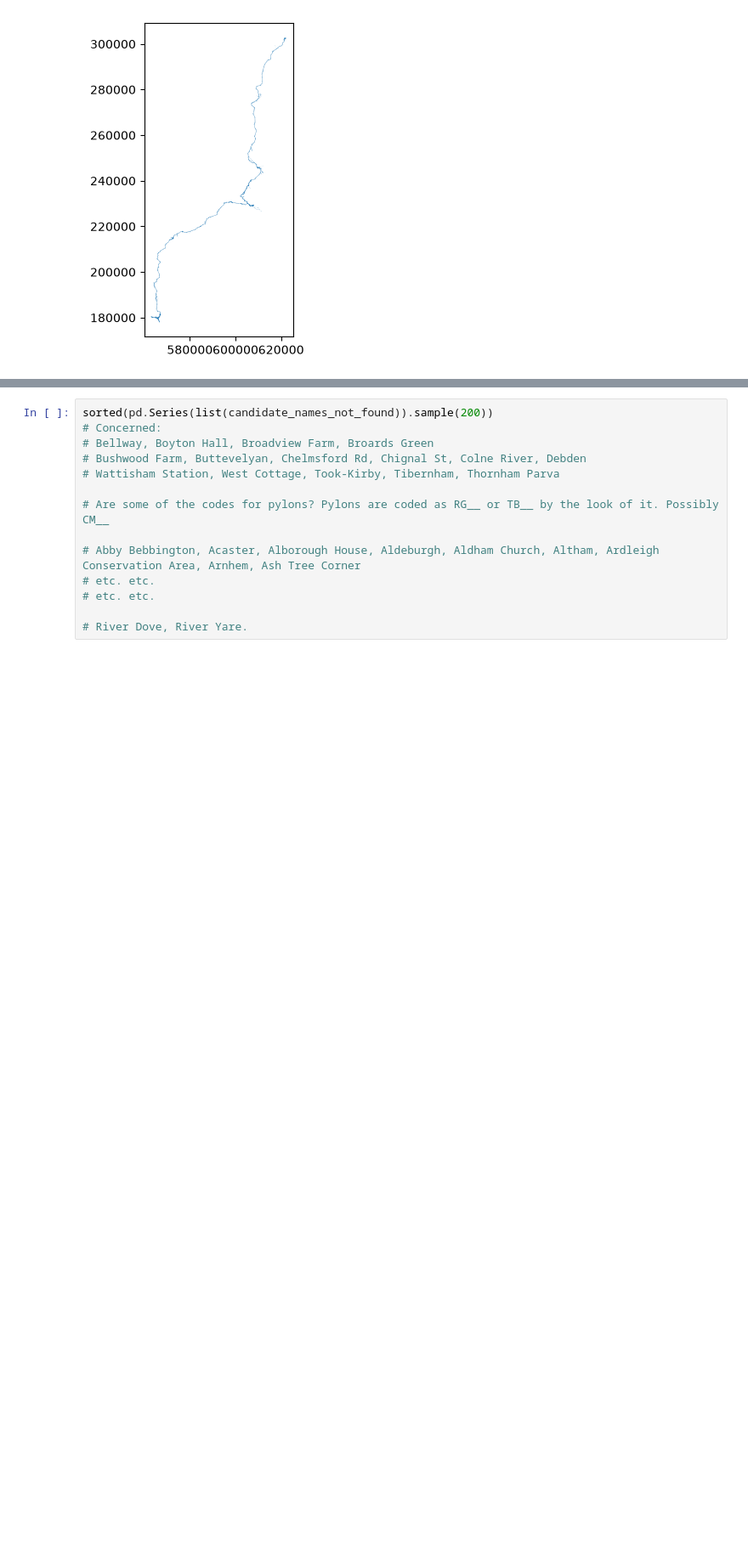
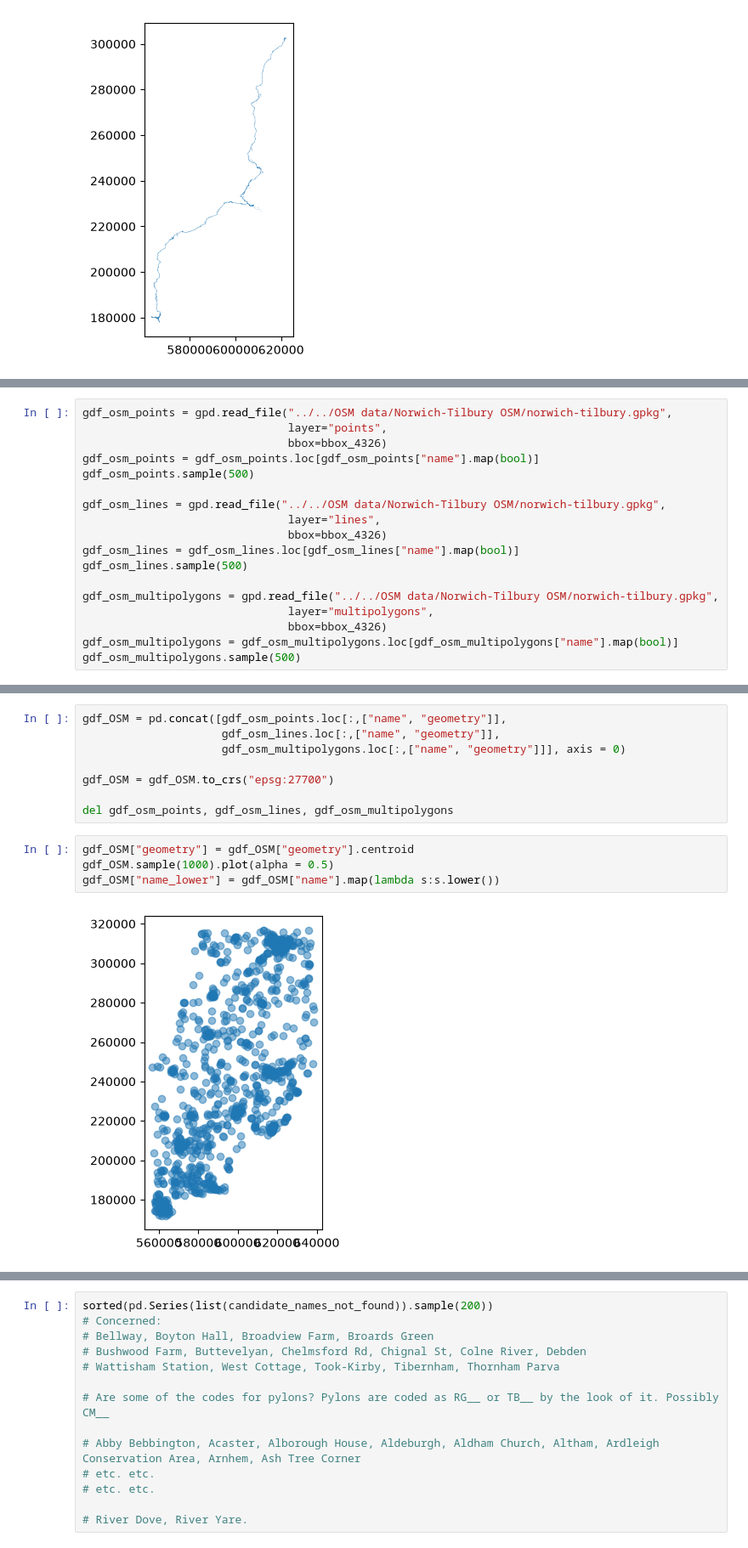
Before and after one commit to plenilune4/tdh-community-response, a Jupyter notebook: Norwich-Tilbury representations/confirm_placenames.ipynb, the cells around one changed output, grey strips where cells are left out. Shown at 85% size. Cells and saved outputs as stored; diff of their text form; blank space fills up the shorter version.

```diff
--- a/Norwich-Tilbury representations/confirm_placenames.ipynb
+++ b/Norwich-Tilbury representations/confirm_placenames.ipynb
@@ -140,0 +187,18 @@ cx.add_basemap(ax = ax, crs = "epsg:4326", zoom = 9)
+# %%
+gdf_osm_points = gpd.read_file("../../OSM data/Norwich-Tilbury OSM/norwich-tilbury.gpkg",
+                               layer="points",
+                               bbox=bbox_4326)
+gdf_osm_points = gdf_osm_points.loc[gdf_osm_points["name"].map(bool)]
+gdf_osm_points.sample(500)
+
+gdf_osm_lines = gpd.read_file("../../OSM data/Norwich-Tilbury OSM/norwich-tilbury.gpkg",
+                               layer="lines",
+                               bbox=bbox_4326)
+gdf_osm_lines = gdf_osm_lines.loc[gdf_osm_lines["name"].map(bool)]
+gdf_osm_lines.sample(500)
+
+gdf_osm_multipolygons = gpd.read_file("../../OSM data/Norwich-Tilbury OSM/norwich-tilbury.gpkg",
+                               layer="multipolygons",
+                               bbox=bbox_4326)
+gdf_osm_multipolygons = gdf_osm_multipolygons.loc[gdf_osm_multipolygons["name"].map(bool)]
+gdf_osm_multipolygons.sample(500)
@@ -141,3 +219,17 @@ cx.add_basemap(ax = ax, crs = "epsg:4326", zoom = 9)
+# %%
+gdf_OSM = pd.concat([gdf_osm_points.loc[:,["name", "geometry"]],
+                     gdf_osm_lines.loc[:,["name", "geometry"]],
+                     gdf_osm_multipolygons.loc[:,["name", "geometry"]]], axis = 0)
+
+gdf_OSM = gdf_OSM.to_crs("epsg:27700")
+
+del gdf_osm_points, gdf_osm_lines, gdf_osm_multipolygons
+# %%
+gdf_OSM["geometry"] = gdf_OSM["geometry"].centroid
+gdf_OSM.sample(1000).plot(alpha = 0.5)
+gdf_OSM["name_lower"] = gdf_OSM["name"].map(lambda s:s.lower())
+# %% [output]
+[figure, added]
 # %%
 bbox_placenames = gpd.read_file(
     "../../OS Data/opname_gpkg_gb/Data/opname_gb.gpkg",
```
Also changed, not shown: parts of 31 cells of this notebook.
